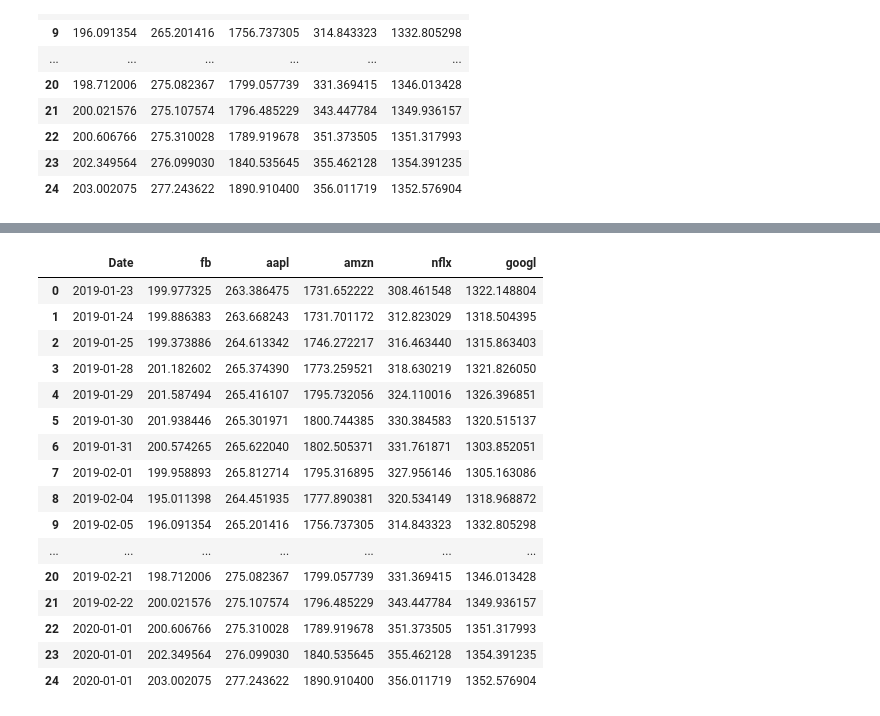
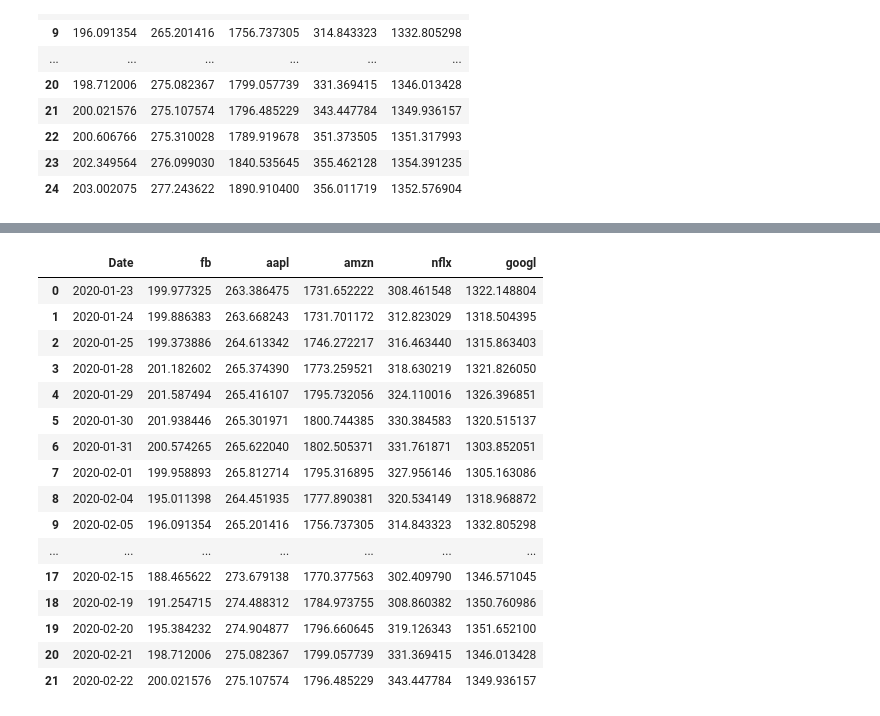
Before and after one commit to amejiali/Project2, a Jupyter notebook: Code/AM_LSTM_multiple_features_FAANG.ipynb, the cells around one changed output, grey strips where cells are left out. Drawn from its saved outputs; the diff is of its cells as text; code cells hidden in the pictures.

```diff
--- a/Code/AM_LSTM_multiple_features_FAANG.ipynb
+++ b/Code/AM_LSTM_multiple_features_FAANG.ipynb
@@ -1227,24 +1230,24 @@ predicted_prices
 # %%
 predicted_prices = predicted_prices[["Date", "fb", "aapl", "amzn", "nflx", "googl"]]
-predicted_prices
+predicted_prices.loc[:len(dates)-1]
 # %% [output]
 |  | Date | fb | aapl | amzn | nflx | googl |
-| 0 | 2019-01-23 | 199.977325 | 263.386475 | 1731.652222 | 308.461548 | 1322.148804 |
-| 1 | 2019-01-24 | 199.886383 | 263.668243 | 1731.701172 | 312.823029 | 1318.504395 |
-| 2 | 2019-01-25 | 199.373886 | 264.613342 | 1746.272217 | 316.463440 | 1315.863403 |
-| 3 | 2019-01-28 | 201.182602 | 265.374390 | 1773.259521 | 318.630219 | 1321.826050 |
-| 4 | 2019-01-29 | 201.587494 | 265.416107 | 1795.732056 | 324.110016 | 1326.396851 |
-| 5 | 2019-01-30 | 201.938446 | 265.301971 | 1800.744385 | 330.384583 | 1320.515137 |
-| 6 | 2019-01-31 | 200.574265 | 265.622040 | 1802.505371 | 331.761871 | 1303.852051 |
-| 7 | 2019-02-01 | 199.958893 | 265.812714 | 1795.316895 | 327.956146 | 1305.163086 |
-| 8 | 2019-02-04 | 195.011398 | 264.451935 | 1777.890381 | 320.534149 | 1318.968872 |
-| 9 | 2019-02-05 | 196.091354 | 265.201416 | 1756.737305 | 314.843323 | 1332.805298 |
+| 0 | 2020-01-23 | 199.977325 | 263.386475 | 1731.652222 | 308.461548 | 1322.148804 |
+| 1 | 2020-01-24 | 199.886383 | 263.668243 | 1731.701172 | 312.823029 | 1318.504395 |
+| 2 | 2020-01-25 | 199.373886 | 264.613342 | 1746.272217 | 316.463440 | 1315.863403 |
+| 3 | 2020-01-28 | 201.182602 | 265.374390 | 1773.259521 | 318.630219 | 1321.826050 |
+| 4 | 2020-01-29 | 201.587494 | 265.416107 | 1795.732056 | 324.110016 | 1326.396851 |
+| 5 | 2020-01-30 | 201.938446 | 265.301971 | 1800.744385 | 330.384583 | 1320.515137 |
+| 6 | 2020-01-31 | 200.574265 | 265.622040 | 1802.505371 | 331.761871 | 1303.852051 |
+| 7 | 2020-02-01 | 199.958893 | 265.812714 | 1795.316895 | 327.956146 | 1305.163086 |
+| 8 | 2020-02-04 | 195.011398 | 264.451935 | 1777.890381 | 320.534149 | 1318.968872 |
+| 9 | 2020-02-05 | 196.091354 | 265.201416 | 1756.737305 | 314.843323 | 1332.805298 |
 | ... | ... | ... | ... | ... | ... | ... |
-| 20 | 2019-02-21 | 198.712006 | 275.082367 | 1799.057739 | 331.369415 | 1346.013428 |
-| 21 | 2019-02-22 | 200.021576 | 275.107574 | 1796.485229 | 343.447784 | 1349.936157 |
-| 22 | 2020-01-01 | 200.606766 | 275.310028 | 1789.919678 | 351.373505 | 1351.317993 |
-| 23 | 2020-01-01 | 202.349564 | 276.099030 | 1840.535645 | 355.462128 | 1354.391235 |
-| 24 | 2020-01-01 | 203.002075 | 277.243622 | 1890.910400 | 356.011719 | 1352.576904 |
+| 17 | 2020-02-15 | 188.465622 | 273.679138 | 1770.377563 | 302.409790 | 1346.571045 |
+| 18 | 2020-02-19 | 191.254715 | 274.488312 | 1784.973755 | 308.860382 | 1350.760986 |
+| 19 | 2020-02-20 | 195.384232 | 274.904877 | 1796.660645 | 319.126343 | 1351.652100 |
+| 20 | 2020-02-21 | 198.712006 | 275.082367 | 1799.057739 | 331.369415 | 1346.013428 |
+| 21 | 2020-02-22 | 200.021576 | 275.107574 | 1796.485229 | 343.447784 | 1349.936157 |
 # %%
 #Saving data to .csv files
 predicted_prices.loc[:len(dates)-1].to_csv("../Resources/PREDICTED_PRICES_JAN_2020.csv", encoding='utf-8', index = False)
```
Also changed, not shown: parts of 13 cells of this notebook.
